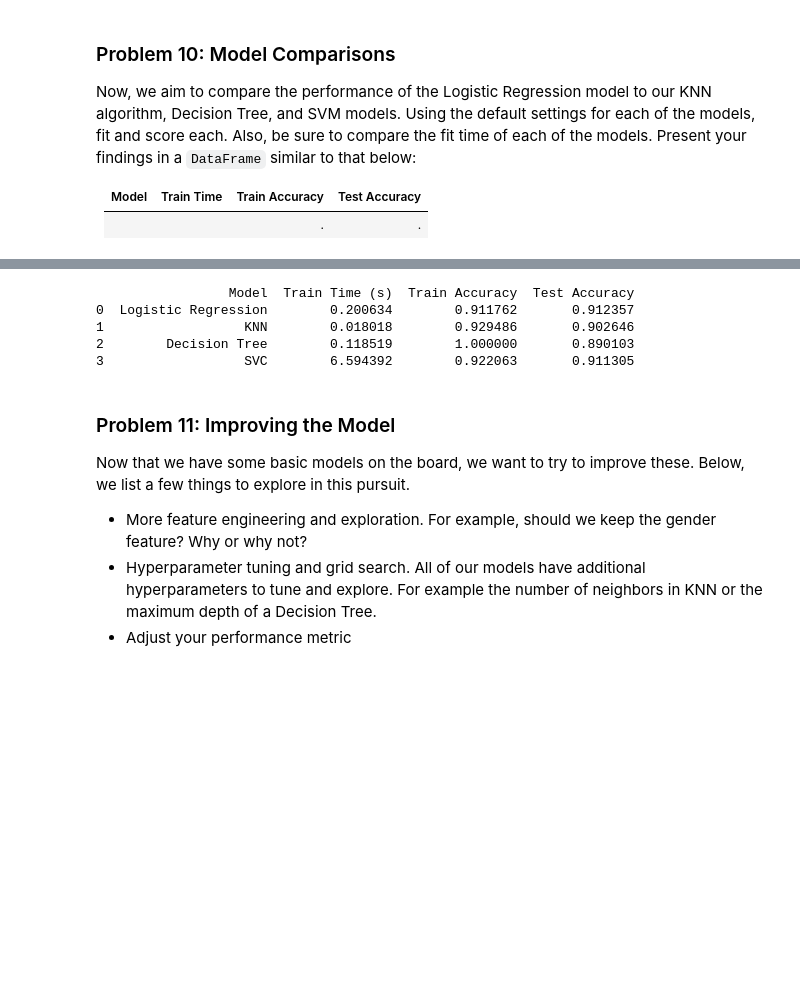
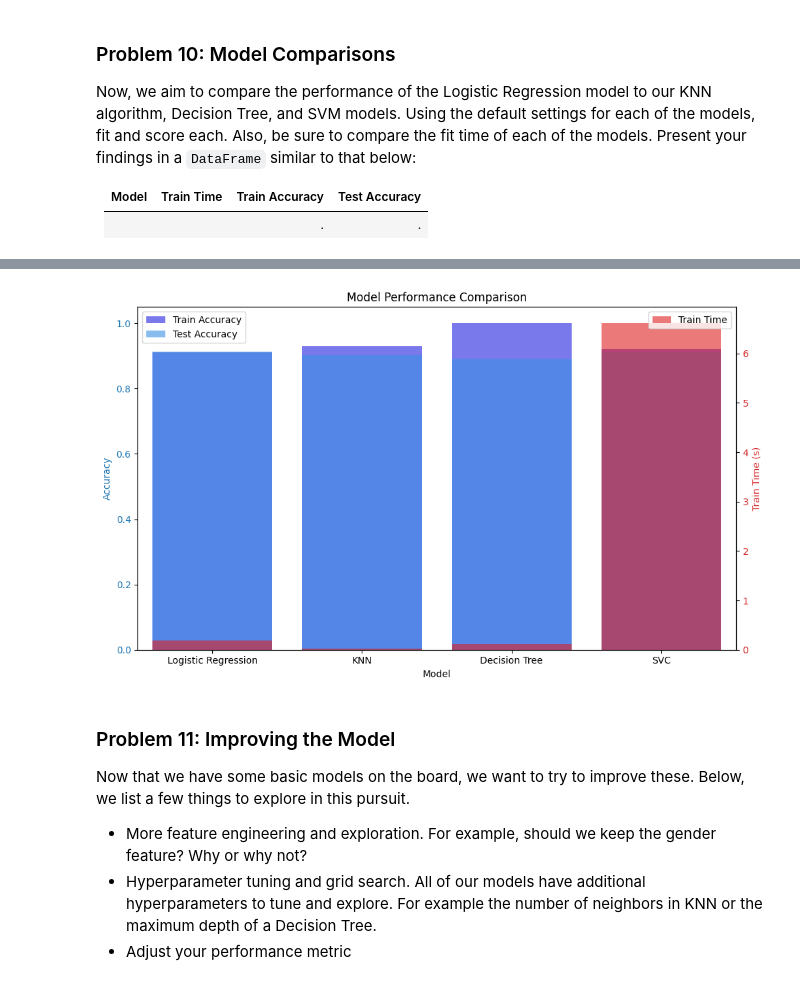
Before and after one commit to eflo11/Berkeley_17.1, a Jupyter notebook: prompt_III.ipynb, the cells around one changed output, grey strips where cells are left out. Cells and saved outputs as stored; diff of their text form; code cells hidden in the pictures; blank space fills up the shorter version.

```diff
--- a/prompt_III.ipynb
+++ b/prompt_III.ipynb
@@ -254,21 +256,40 @@ Training time: 6.5944 seconds
 SVC Accuracy: 0.9113
 SVC Accuracy (train): 0.9221
-# %%
-# Create a DataFrame to store the results
-results = pd.DataFrame({
-    "Model": ["Logistic Regression", "KNN", "Decision Tree", "SVC"],
-    "Train Time (s)": [lr_train_time, knn_train_time, dt_train_time, svc_train_time],
-    "Train Accuracy": [lr_acc_train, knn_acc_train, dt_acc_train, svc_acc_train],
-    "Test Accuracy": [lr_acc_test, knn_acc_test, dt_acc_test, svc_acc_test]
-})
-
-print(results)
-# %% [output]
-                 Model  Train Time (s)  Train Accuracy  Test Accuracy
-0  Logistic Regression        0.200634        0.911762       0.912357
-1                  KNN        0.018018        0.929486       0.902646
-2        Decision Tree        0.118519        1.000000       0.890103
-3                  SVC        6.594392        0.922063       0.911305
+# %%
+# Create a DataFrame to store the results
+results = pd.DataFrame({
+    "Model": ["Logistic Regression", "KNN", "Decision Tree", "SVC"],
+    "Train Time (s)": [lr_train_time, knn_train_time, dt_train_time, svc_train_time],
+    "Train Accuracy": [lr_acc_train, knn_acc_train, dt_acc_train, svc_acc_train],
+    "Test Accuracy": [lr_acc_test, knn_acc_test, dt_acc_test, svc_acc_test]
+})
+
+# Create figure and axis
+fig, ax1 = plt.subplots(figsize=(10, 6))
+
+# Plot Accuracy (Train & Test) on left y-axis
+ax1.set_title("Model Performance Comparison")
+ax1.set_xlabel("Model")
+ax1.set_ylabel("Accuracy", color="tab:blue")
+sns.barplot(data=results, x="Model", y="Train Accuracy", color="blue", alpha=0.6, label="Train Accuracy", ax=ax1)
+sns.barplot(data=results, x="Model", y="Test Accuracy", color="dodgerblue", alpha=0.6, label="Test Accuracy", ax=ax1)
+ax1.tick_params(axis="y", labelcolor="tab:blue")
+
+# Create second y-axis for Train Time
+ax2 = ax1.twinx()
+ax2.set_ylabel("Train Time (s)", color="tab:red")
+sns.barplot(data=results, x="Model", y="Train Time (s)", color="red", alpha=0.6, label="Train Time", ax=ax2)
+ax2.tick_params(axis="y", labelcolor="tab:red")
+
+# Legends
+ax1.legend(loc="upper left")
+ax2.legend(loc="upper right")
+
+plt.xticks(rotation=45)
+plt.tight_layout()
+plt.show()
+# %% [output]
+[figure, added]
 # %% [markdown]
 ### Problem 11: Improving the Model
 
```
Also changed, not shown: parts of 5 cells of this notebook, 1 other file.
